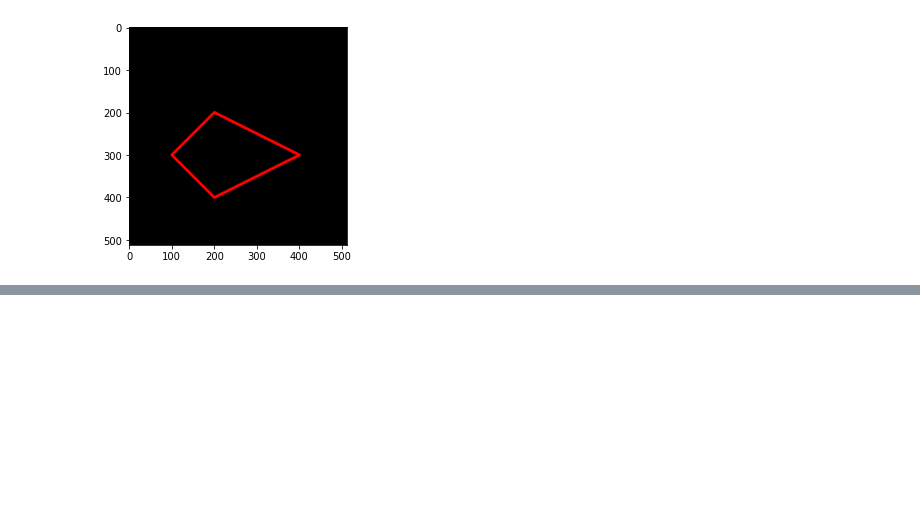
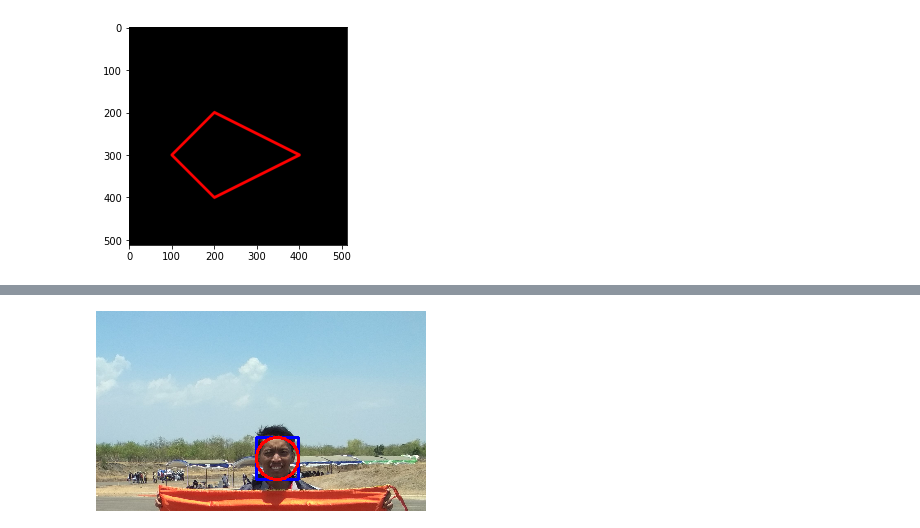
Before and after one commit to pazcalll/PCVK_Genap_2021, a Jupyter notebook: Week2.ipynb, the cells around one changed output, grey strips where cells are left out. Cells and saved outputs as stored; diff of their text form; code cells hidden in the pictures; blank space fills up the shorter version.

```diff
--- a/Week2.ipynb
+++ b/Week2.ipynb
@@ -178,0 +214,32 @@ ax.imshow(bg_black)
+# %%
+personal = cv.imread('/content/drive/MyDrive/PCVK/Images/Salinan IMG_20191004_105550.jpg')
+# Salinan IMG_20191004_105550.jpg
+personalR = cv.resize(personal,(480,800))
+import face_recognition
+face_cascade = cv.CascadeClassifier(cv.data.haarcascades+'haarcascade_frontalface_default.xml')
+# Convert into grayscale
+gray = cv.cvtColor(personalR, cv.COLOR_BGR2GRAY)
+# Detect faces
+faces = face_cascade.detectMultiScale(gray, 1.1, 4)
+# Draw rectangle nad circle around the faces
+for (x, y, w, h) in faces:
+    cv.rectangle(personalR, (x, y), (x+w, y+h), (255, 0, 0), 2)
+    cv.circle(personalR,(x+w//2,y+h//2), radius = w//2, color=(0,0,255), thickness=2)
+# Display the output
+cv2_imshow(personalR[100:300, 150:600])
+
+# (h, w) = personalR.shape[:2]
+# width = 500
+# ratio = width / float(w)
+# height = int(h * ratio)
+# resizedimg = cv.resize(personalR, (width, height))
+
+# (top) = face_recognition.face_locations(resizedimg)
+# (bottom) = face_recognition.face_locations(resizedimg)
+# (right) = face_recognition.face_locations(resizedimg)
+# (left) = face_recognition.face_locations(resizedimg)
+# cv.rectangle(resizedimg, (left, top), (right, bottom), (0, 0, 255), 2)
+# cv.putText(img, name, (left+2, bottom+20), cv.FONT_HERSHEY_PLAIN, 1, (255, 255, 255), 1)
+# cv2_imshow(resizedimg)
+# %% [output]
+[figure, added]
```
Also changed, not shown: parts of 6 cells of this notebook.
